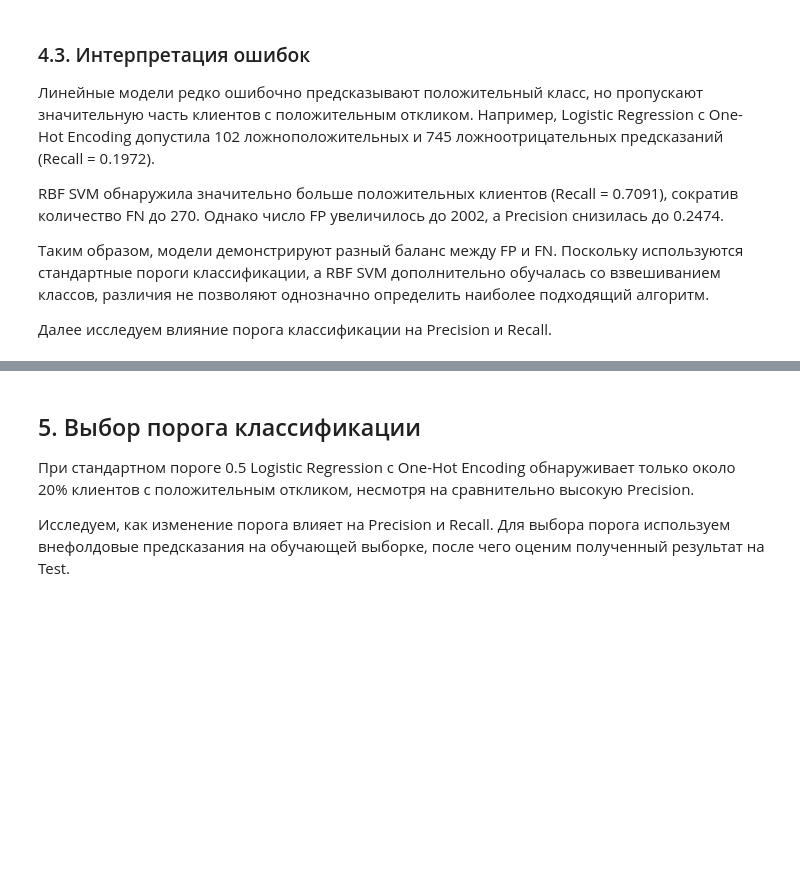
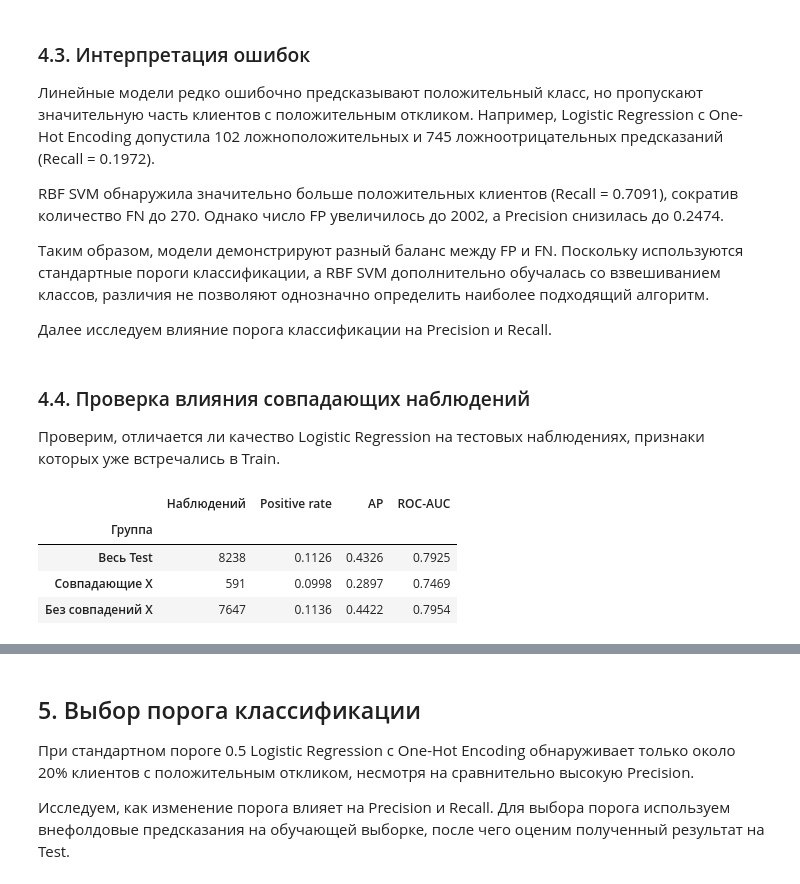
Before and after one commit to victoriia-warexify/bank-marketing-ml, a Jupyter notebook: notebooks/04_model_comparison.ipynb, the cells around one changed output, grey strips where cells are left out. Cells and saved outputs as stored; diff of their text form; code cells hidden in the pictures; blank space fills up the shorter version.

Commit message:
Improve evaluation methodology and analyze duplicate overlap

```diff
--- a/notebooks/04_model_comparison.ipynb
+++ b/notebooks/04_model_comparison.ipynb
@@ -451,3 +451,53 @@ RBF SVM обнаружила значительно больше положит
 Таким образом, модели демонстрируют разный баланс между FP и FN. Поскольку используются стандартные пороги классификации, а RBF SVM дополнительно обучалась со взвешиванием классов, различия не позволяют однозначно определить наиболее подходящий алгоритм.
 
 Далее исследуем влияние порога классификации на Precision и Recall.
+# %% [markdown]
+### 4.4. Проверка влияния совпадающих наблюдений
+
+Проверим, отличается ли качество Logistic Regression на тестовых наблюдениях, признаки которых уже встречались в Train.
+# %%
+# Совпадения признаков между Train и Test
+train_hash = pd.util.hash_pandas_object(
+    X_train, index=False
+)
+
+test_hash = pd.util.hash_pandas_object(
+    X_test, index=False
+)
+
+overlap_mask = test_hash.isin(set(train_hash)).to_numpy()
+
+# Оценки лучшей модели
+model_name = 'Logistic Regression (One-Hot)'
+y_score = np.asarray(test_predictions[model_name]['y_score'])
+
+# Сравнение групп
+results = []
+
+groups = {
+    'Весь Test': np.ones(len(y_test), dtype=bool),
+    'Совпадающие X': overlap_mask,
+    'Без совпадений X': ~overlap_mask
+}
+
+for name, mask in groups.items():
+    y_group = y_test.to_numpy()[mask]
+    score_group = y_score[mask]
+
+    results.append({
+        'Группа': name,
+        'Наблюдений': len(y_group),
+        'Positive rate': y_group.mean(),
+        'AP': average_precision_score(y_group, score_group),
+        'ROC-AUC': roc_auc_score(y_group, score_group)
+    })
+
+overlap_comparison = pd.DataFrame(results).set_index('Группа')
+
+overlap_comparison.round(4)
+# %% [output]
+|  | Наблюдений | Positive rate | AP | ROC-AUC |
+| Группа |  |  |  |  |
+| Весь Test | 8238 | 0.1126 | 0.4326 | 0.7925 |
+| Совпадающие X | 591 | 0.0998 | 0.2897 | 0.7469 |
+| Без совпадений X | 7647 | 0.1136 | 0.4422 | 0.7954 |
```
Also changed, not shown: parts of 2 cells of this notebook, 3 other files.
